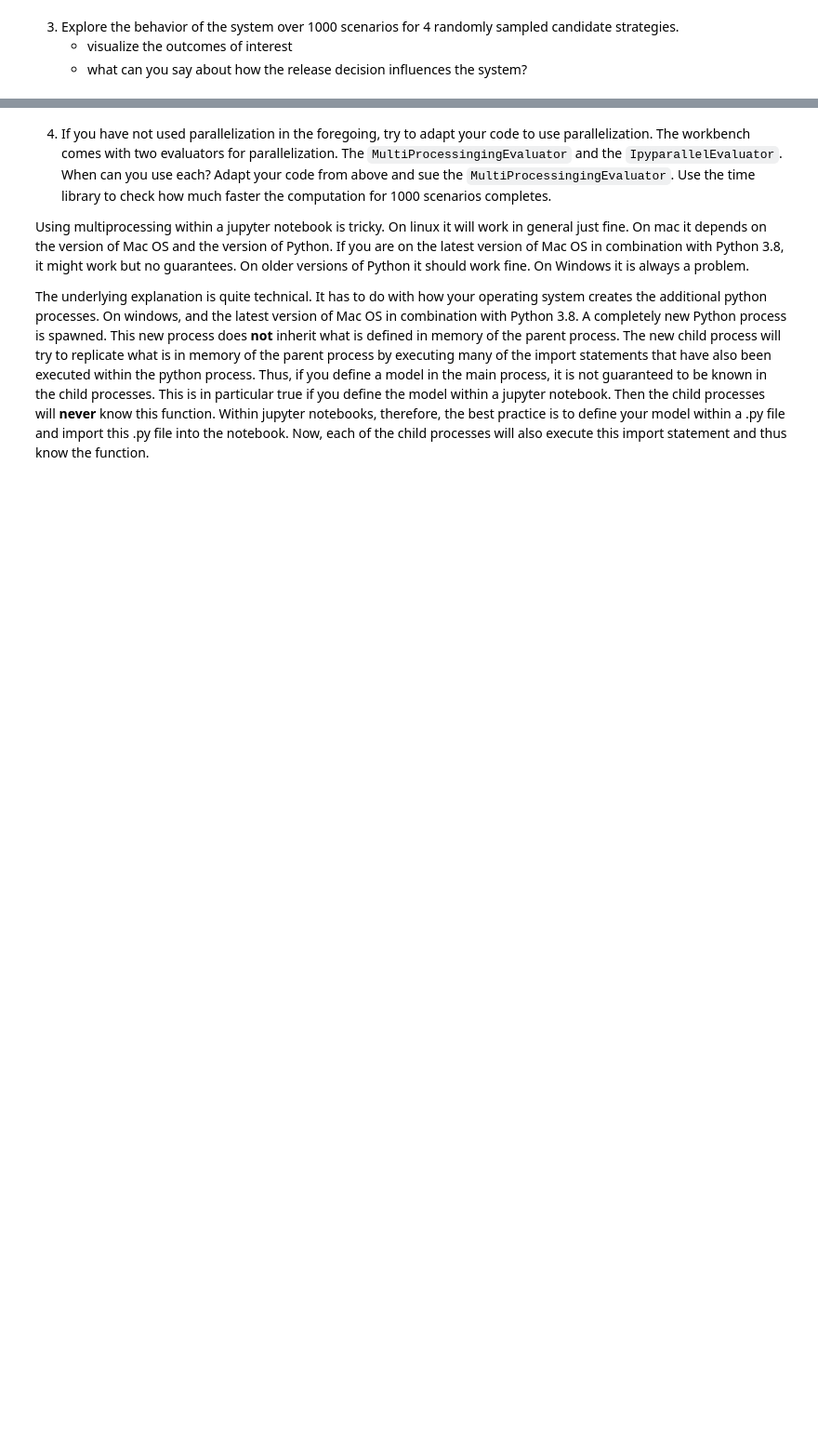
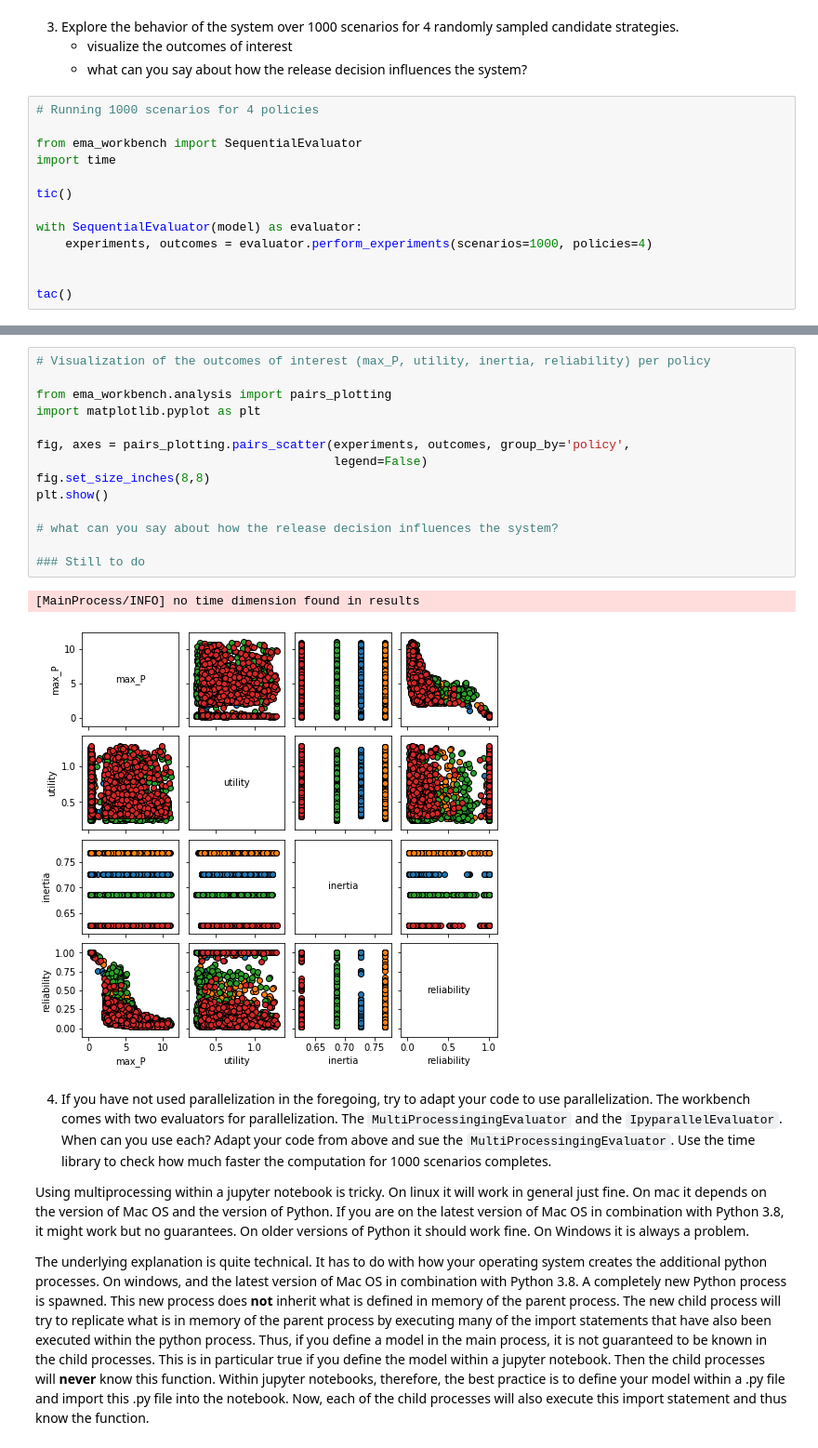
Before and after one commit to codedevonfire/EPA1361, a Jupyter notebook: Week 1-2 - general intro to exploratory modelling/assignment 2 - lakemodel.ipynb, the cells around one changed output, grey strips where cells are left out. Shown: that part at 93% size. Drawn from its saved outputs; the diff is of its cells as text; blank space fills up the shorter version.

```diff
--- a/Week 1-2 - general intro to exploratory modelling/assignment 2 - lakemodel.ipynb
+++ b/Week 1-2 - general intro to exploratory modelling/assignment 2 - lakemodel.ipynb
@@ -67,3 +143,16 @@ For now, assume that for each year a release decision is made. The release is be
 3. Explore the behavior of the system over 1000 scenarios for 4 randomly sampled candidate strategies.
     * visualize the outcomes of interest
     * what can you say about how the release decision influences the system?
+# %%
+# Running 1000 scenarios for 4 policies
+
+from ema_workbench import SequentialEvaluator
+import time
+
+tic()
+
+with SequentialEvaluator(model) as evaluator:
+    experiments, outcomes = evaluator.perform_experiments(scenarios=1000, policies=4)
+
+
+tac()
@@ -70,3 +174,20 @@ For now, assume that for each year a release decision is made. The release is be
+# %%
+# Visualization of the outcomes of interest (max_P, utility, inertia, reliability) per policy
+
+from ema_workbench.analysis import pairs_plotting
+import matplotlib.pyplot as plt
+
+fig, axes = pairs_plotting.pairs_scatter(experiments, outcomes, group_by='policy',
+                                         legend=False)
+fig.set_size_inches(8,8)
+plt.show()
+
+# what can you say about how the release decision influences the system?
+
+### Still to do
+# %% [output]
+[MainProcess/INFO] no time dimension found in results
+[figure, added]
 # %% [markdown]
 4. If you have not used parallelization in the foregoing, try to adapt your code to use parallelization. The workbench comes with two evaluators for parallelization. The `MultiProcessingingEvaluator` and the `IpyparallelEvaluator`. When can you use each? Adapt your code from above and sue the `MultiProcessingingEvaluator`. Use the time library to check how much faster the computation for 1000 scenarios completes.
 
```
Also changed, not shown: parts of 6 cells of this notebook.
